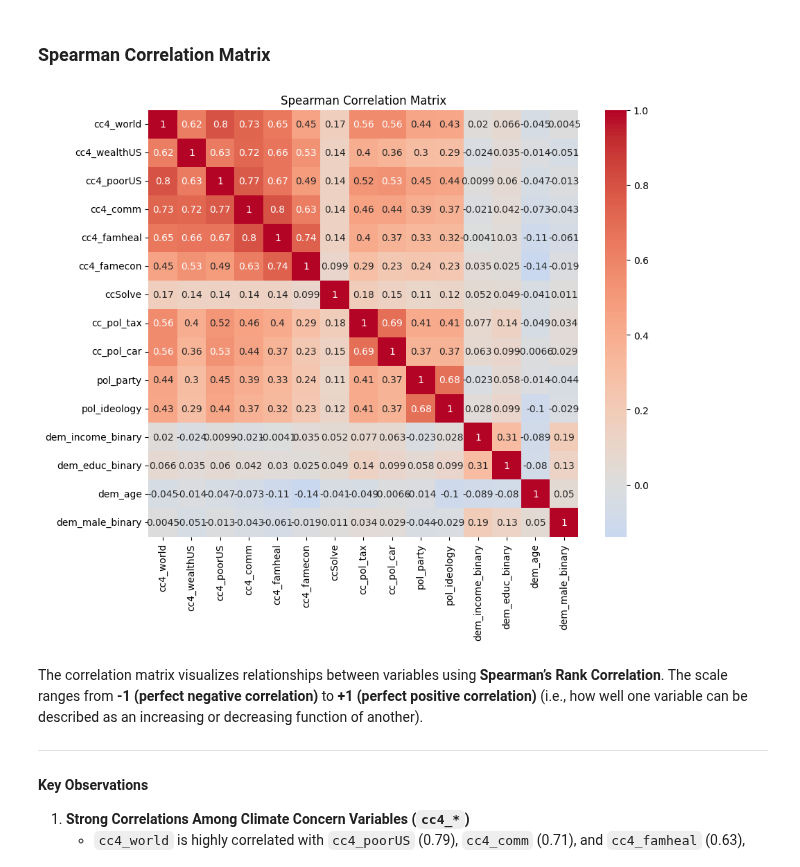
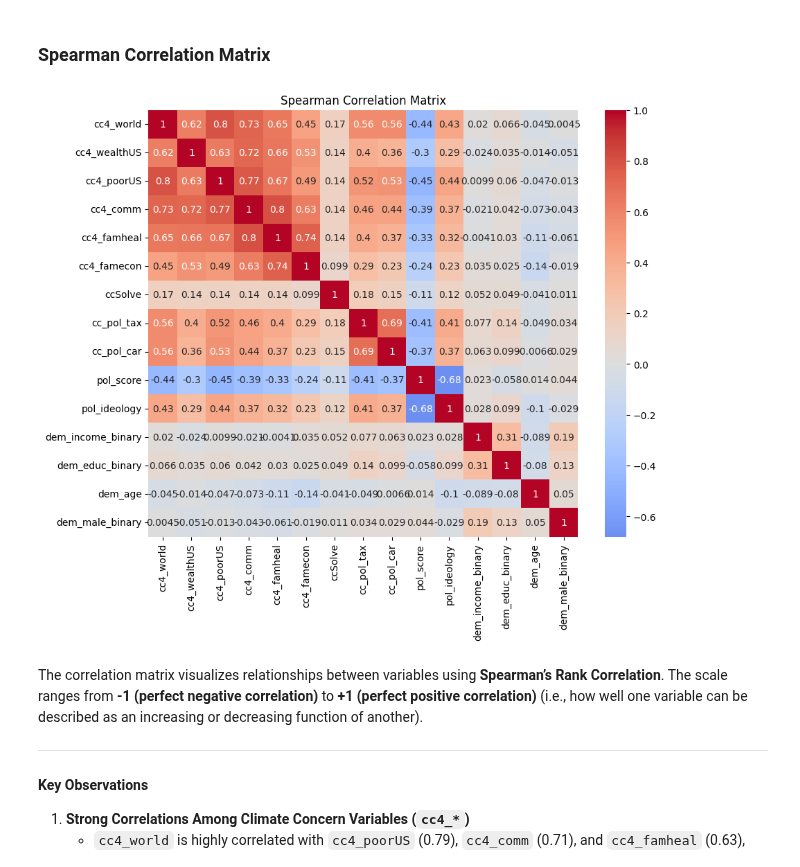
Before and after one commit to paraskevasleivadaros/climate-opinions-and-elections, a Jupyter notebook: notebooks/eda.ipynb, the cells around one changed output. Drawn from its saved outputs; the diff is of its cells as text; code cells hidden in the pictures.

```diff
--- a/notebooks/eda.ipynb
+++ b/notebooks/eda.ipynb
@@ -488,35 +495,35 @@ plt.show()
 import pandas as pd
 import seaborn as sns
 import matplotlib.pyplot as plt
 
 # Load the cleaned CSV file from the data directory
 df = pd.read_csv('../data/5-cleaned_data_3waves.csv', low_memory=False)
 
 # Select only the relevant numeric variables
 columns_of_interest = [
-    "cc4_world", "cc4_wealthUS", "cc4_poorUS", "cc4_comm", "cc4_famheal", "cc4_famecon", "ccSolve", "cc_pol_tax", "cc_pol_car", "pol_party", "pol_ideology", "dem_income_binary", "dem_educ_binary", "dem_age", "dem_male_binary"
+    "cc4_world", "cc4_wealthUS", "cc4_poorUS", "cc4_comm", "cc4_famheal", "cc4_famecon", "ccSolve", "cc_pol_tax", "cc_pol_car", "pol_score", "pol_ideology", "dem_income_binary", "dem_educ_binary", "dem_age", "dem_male_binary"
 ]
 
 # Select only numerical columns
 df_num = df[columns_of_interest]
 
 # Select the specified columns
 df_selected = df[columns_of_interest]
 
 # Calculate the Spearman correlation matrix
 correlation_matrix = df_selected.corr(method='spearman')
 
 # Set up the matplotlib figure
 plt.figure(figsize=(10, 8))
 
 # Draw the heatmap
 sns.heatmap(correlation_matrix, annot=True, cmap='coolwarm', center=0)
 
 # Add title and labels
 plt.title('Spearman Correlation Matrix')
 plt.show()
 # %% [output]
-[figure, old version]
+[figure, new version]
 # %% [markdown]
 The correlation matrix visualizes relationships between variables using **Spearman’s Rank Correlation**. The scale ranges from **-1 (perfect negative correlation)** to **+1 (perfect positive correlation)**  (i.e., how well one variable can be described as an increasing or decreasing function of another).
 
```
Also changed, not shown: parts of 12 cells of this notebook, 2 other files.
